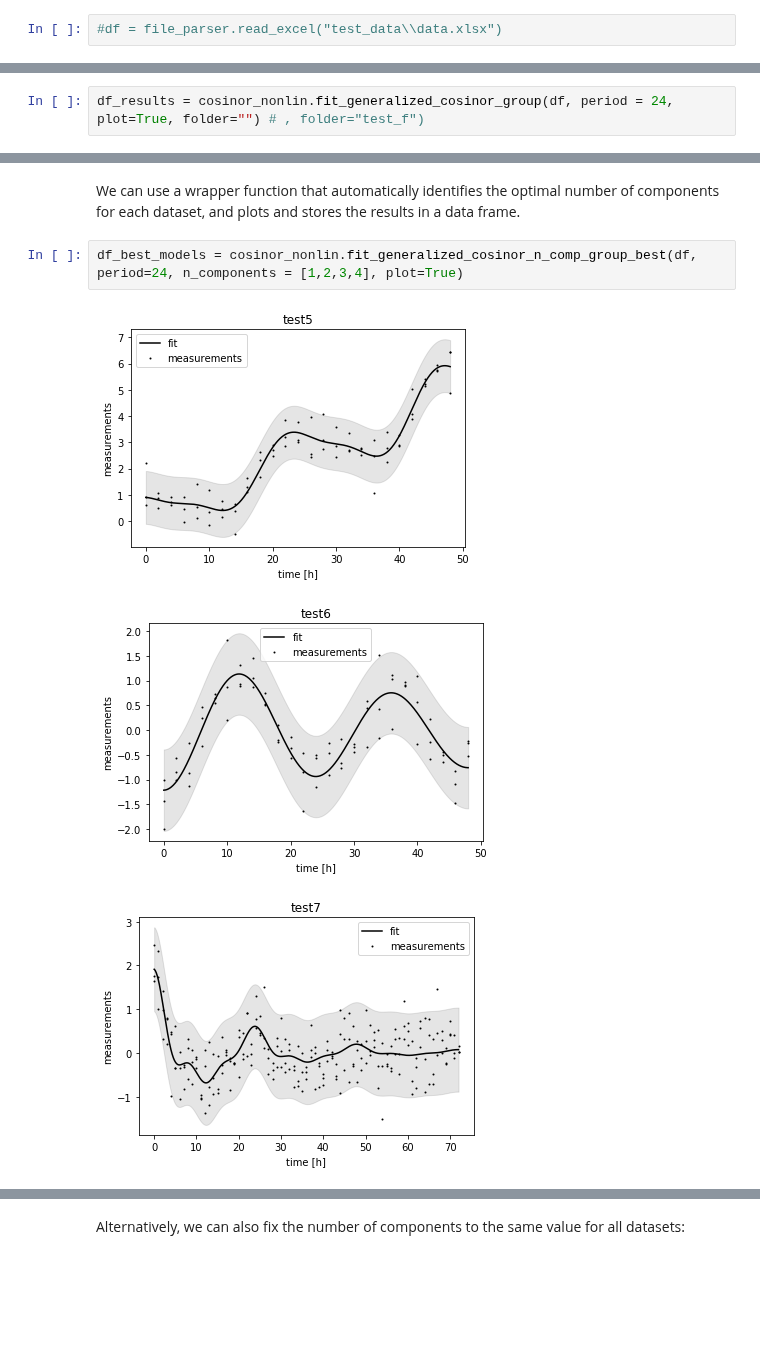
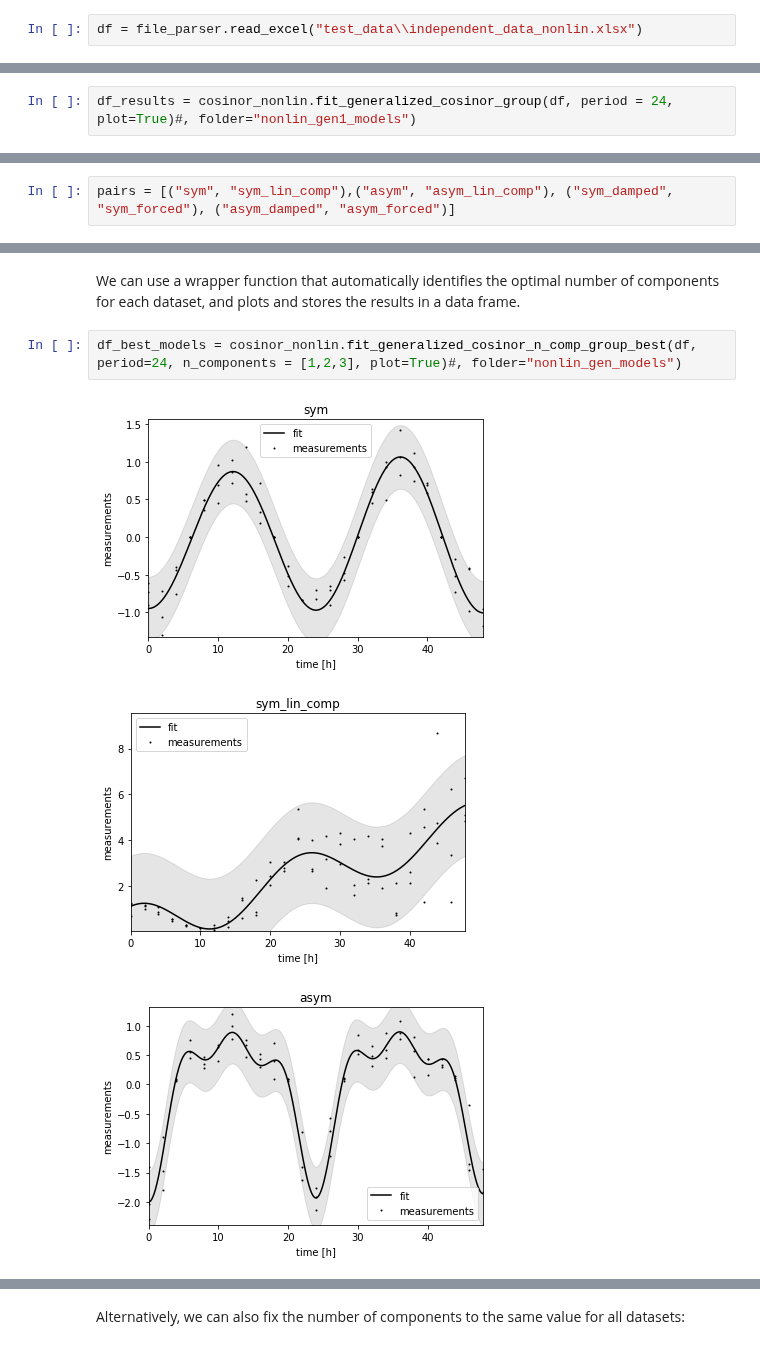
Before and after one commit to mmoskon/CosinorPy, a Jupyter notebook: demo_independent_nonlin.ipynb, the cells around one changed output, grey strips where cells are left out. Saved outputs shown, nothing was run; the diff lists cells and outputs as text; blank space fills up the shorter version.

```diff
--- a/demo_independent_nonlin.ipynb
+++ b/demo_independent_nonlin.ipynb
@@ -29,5 +52,5 @@ cosinor.plot_data(df)
 # %%
-#df = file_parser.read_excel("test_data\\data.xlsx")
+df = file_parser.read_excel("test_data\\independent_data_nonlin.xlsx")
 # %% [markdown]
 ## Cosinor analysis
 # %% [markdown]
@@ -54,5 +83,5 @@ Obviously, some of these fits could be better by introducing linear component an
 # %% [markdown]
 First, we will use a single-component model. Using these functions, only 1-component models can be used, but the statistics can be obtained without boostrapping (so this is faster).
 # %%
-df_results = cosinor_nonlin.fit_generalized_cosinor_group(df, period = 24, plot=True, folder="") # , folder="test_f")
+df_results = cosinor_nonlin.fit_generalized_cosinor_group(df, period = 24, plot=True)#, folder="nonlin_gen1_models")
 # %% [output]
@@ -78,3 +114,5 @@ pairs = [("test5", "test6"),("test7", "test8")]
+# %%
+pairs = [("sym", "sym_lin_comp"),("asym", "asym_lin_comp"), ("sym_damped", "sym_forced"), ("asym_damped", "asym_forced")]
 # %% [markdown]
 Then, we can run the wrapper function that uses the same model:
 # %%
@@ -113,8 +153,8 @@ A better fit would be obtained in some cases (e.g., test7 and test8) if a multic
 # %% [markdown]
 We can use a wrapper function that automatically identifies the optimal number of components for each dataset, and plots and stores the results in a data frame.
 # %%
-df_best_models = cosinor_nonlin.fit_generalized_cosinor_n_comp_group_best(df, period=24, n_components = [1,2,3,4], plot=True)
+df_best_models = cosinor_nonlin.fit_generalized_cosinor_n_comp_group_best(df, period=24, n_components = [1,2,3], plot=True)#, folder="nonlin_gen_models")
 # %% [output]
-[figure, old version]
+[figure, new version]
-[figure, old version]
+[figure, new version]
-[figure, old version]
+[figure, new version]
```
Also changed, not shown: parts of 40 cells of this notebook, 9 other files.
